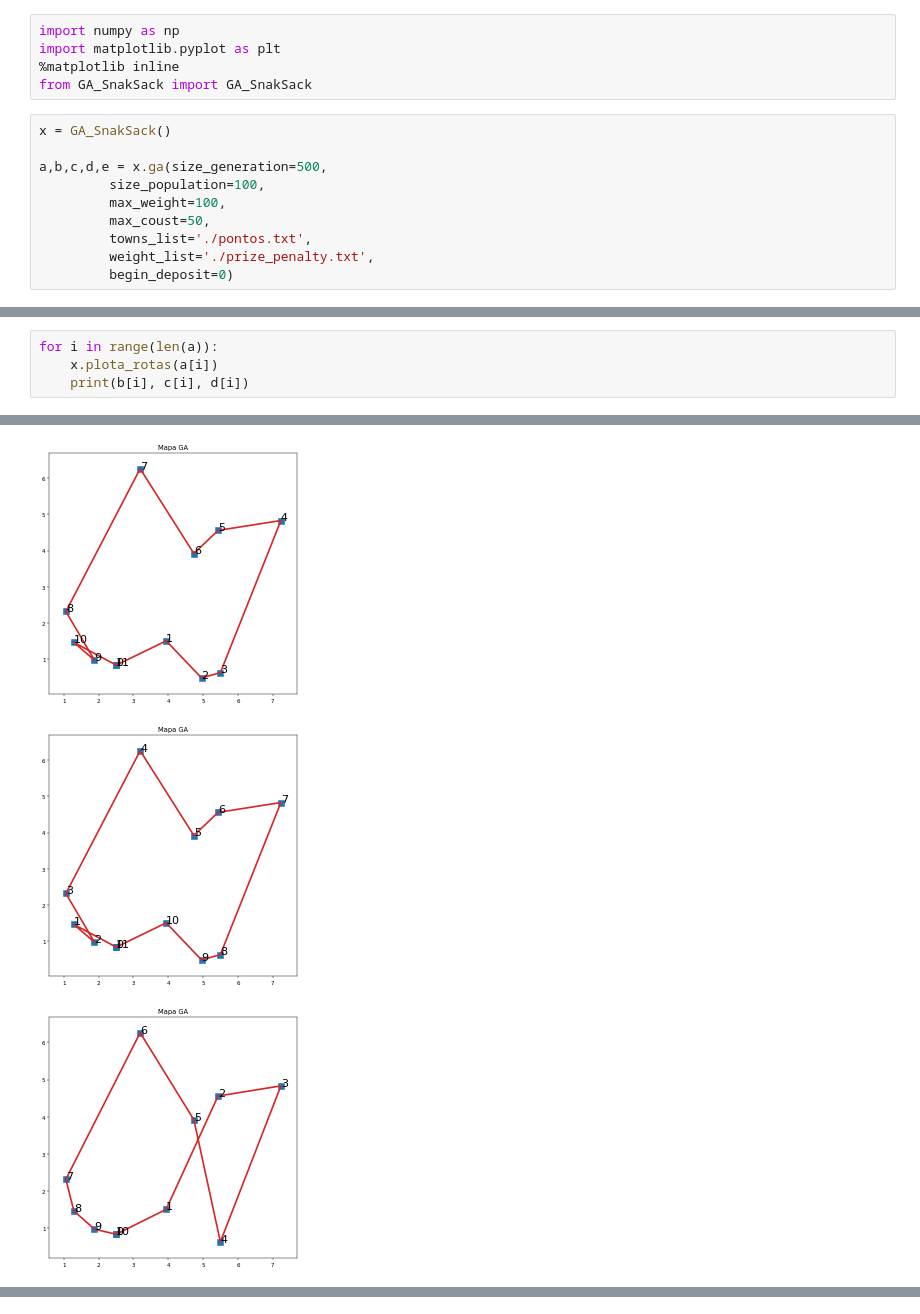
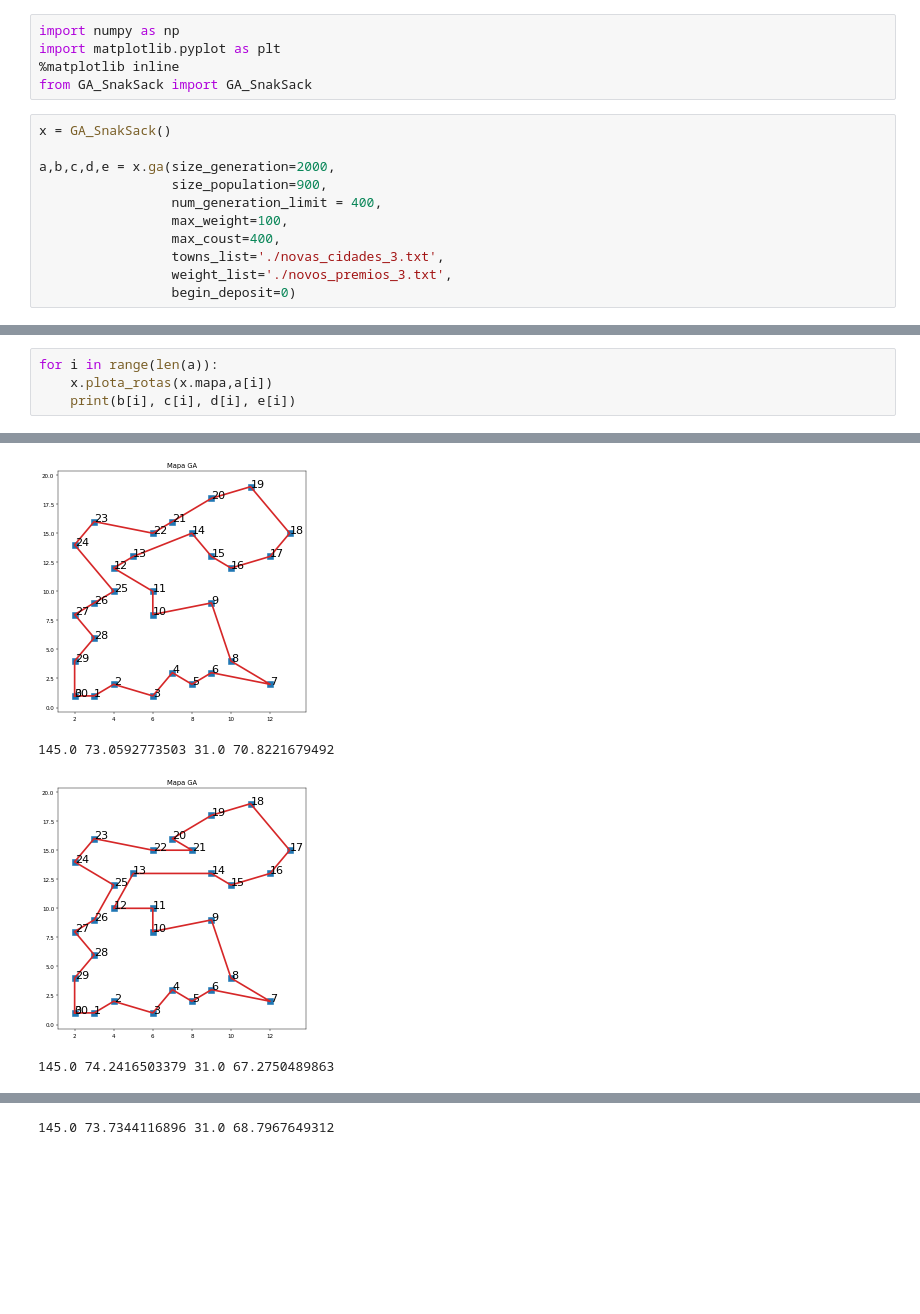
Before and after one commit to killdary/genetic_algorithm_route_calculation, a Jupyter notebook: Untitled.ipynb, the cells around one changed output, grey strips where cells are left out. Cells and saved outputs as stored; diff of their text form; blank space fills up the shorter version.

Commit message:
algoritmo roteando rotas exemplos

```diff
--- a/Untitled.ipynb
+++ b/Untitled.ipynb
@@ -6,12 +6,13 @@ from GA_SnakSack import GA_SnakSack
 # %%
 x = GA_SnakSack()
 
-a,b,c,d,e = x.ga(size_generation=500,
-         size_population=100,
-         max_weight=100,
-         max_coust=50,
-         towns_list='./pontos.txt',
-         weight_list='./prize_penalty.txt',
-         begin_deposit=0)
+a,b,c,d,e = x.ga(size_generation=2000,
+                 size_population=900,
+                 num_generation_limit = 400,
+                 max_weight=100,
+                 max_coust=400,
+                 towns_list='./novas_cidades_3.txt',
+                 weight_list='./novos_premios_3.txt',
+                 begin_deposit=0)
 # %% [output]
 0
@@ -78,5 +48,5 @@ for i in range(len(a)):
 # %%
 for i in range(len(a)):
-    x.plota_rotas(a[i])
-    print(b[i], c[i], d[i])
+    x.plota_rotas(x.mapa,a[i])
+    print(b[i], c[i], d[i], e[i])
 # %% [output]
@@ -87,3 +55,4 @@ for i in range(len(a)):
-[figure, old version]
-[figure, old version]
+[figure, new version]
+145.0 73.0592773503 31.0 70.8221679492
-[figure, old version]
+[figure, new version]
+145.0 74.2416503379 31.0 67.2750489863
@@ -90,0 +60 @@ for i in range(len(a)):
+145.0 73.7344116896 31.0 68.7967649312
```
Also changed, not shown: parts of 4 cells of this notebook, 9 other files.
